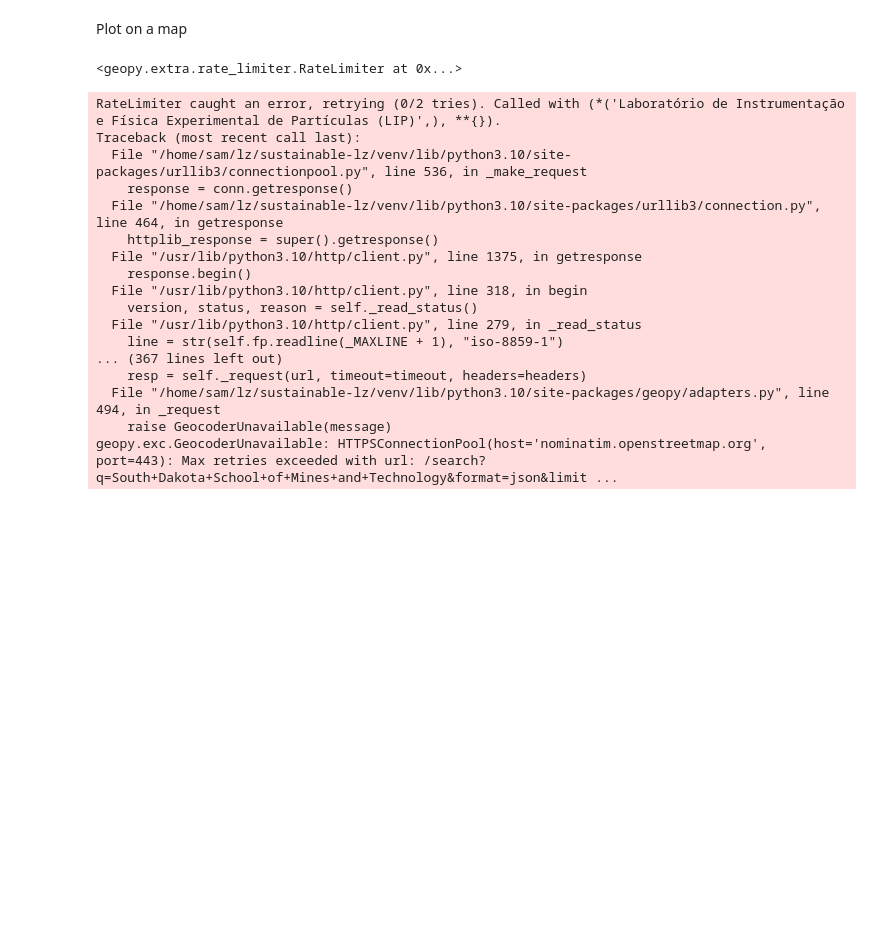
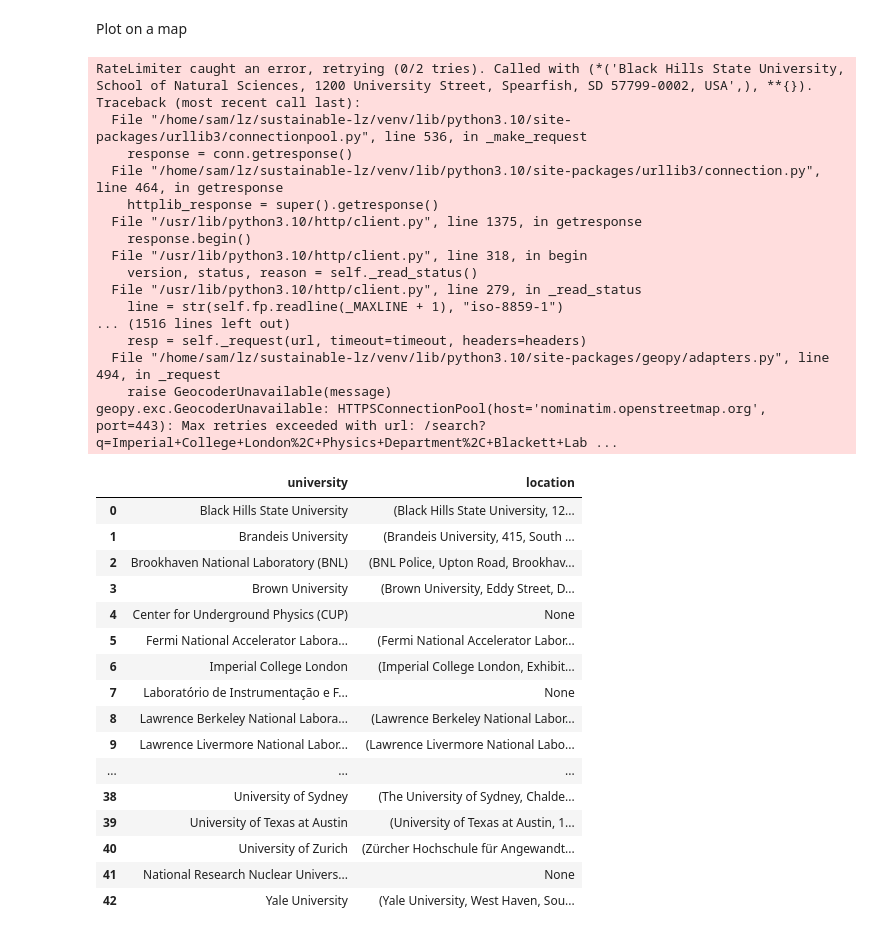
Before and after one commit to seriksen/sustainable-lz, a Jupyter notebook: notebooks/collaborations_whereabouts.ipynb, the cells around one changed output. Drawn from its saved outputs; the diff is of its cells as text; code cells hidden in the pictures; blank space fills up the shorter version.

Commit message:
fix: add geocode location information

```diff
--- a/notebooks/collaborations_whereabouts.ipynb
+++ b/notebooks/collaborations_whereabouts.ipynb
@@ -46,8 +46,10 @@ sheet_url = f"https://docs.google.com/spreadsheets/d/{spreadsheet_id}/export?for
 df = pd.read_csv(sheet_url)
 
 institutions = df[["SECONDARY PAGE", "Unnamed: 7"]]
-institutions.columns = ["Name", "FullName"]
+institutions.columns = ["University", "Address"]
 institutions = institutions.iloc[4:]
+institutions = institutions.dropna(subset=['Address'])
+institutions['Universities_FullName'] = institutions['University'] + ', ' + institutions['Address']
 # %% [markdown]
 Plot on a map
 # %%
@@ -62,14 +73,10 @@ universities_df = pd.DataFrame(universities, columns=['university'])
 geolocator = Nominatim(user_agent="university_geocoder")
 # To avoid hitting the service rate limits
 geocode = RateLimiter(geolocator.geocode, min_delay_seconds=1)
-# %%
-geocode
-# %% [output]
-<geopy.extra.rate_limiter.RateLimiter at 0x...>
 # %%
-universities_df['location'] = universities_df['university'].apply(geocode)
+institutions['location'] = institutions['Universities_FullName'].apply(geocode)
 # %% [output]
-RateLimiter caught an error, retrying (0/2 tries). Called with (*('Laboratório de Instrumentação e Física Experimental de Partículas (LIP)',), **{}).
+RateLimiter caught an error, retrying (0/2 tries). Called with (*('Black Hills State University, School of Natural Sciences, 1200 University Street, Spearfish, SD 57799-0002, USA',), **{}).
 Traceback (most recent call last):
   File "/home/sam/lz/sustainable-lz/venv/lib/python3.10/site-packages/urllib3/connectionpool.py", line 536, in _make_request
     response = conn.getresponse()
@@ -81,8 +88,28 @@ Traceback (most recent call last):
     version, status, reason = self._read_status()
   File "/usr/lib/python3.10/http/client.py", line 279, in _read_status
     line = str(self.fp.readline(_MAXLINE + 1), "iso-8859-1")
-... (367 lines left out)
+... (1516 lines left out)
     resp = self._request(url, timeout=timeout, headers=headers)
   File "/home/sam/lz/sustainable-lz/venv/lib/python3.10/site-packages/geopy/adapters.py", line 494, in _request
     raise GeocoderUnavailable(message)
-geopy.exc.GeocoderUnavailable: HTTPSConnectionPool(host='nominatim.openstreetmap.org', port=443): Max retries exceeded with url: /search?q=South+Dakota+School+of+Mines+and+Technology&format=json&limit ...
+geopy.exc.GeocoderUnavailable: HTTPSConnectionPool(host='nominatim.openstreetmap.org', port=443): Max retries exceeded with url: /search?q=Imperial+College+London%2C+Physics+Department%2C+Blackett+Lab ...
+# %%
+institutions
+# %% [output]
+|  | university | location |
+| 0 | Black Hills State University | (Black Hills State University, 12... |
+| 1 | Brandeis University | (Brandeis University, 415, South ... |
+| 2 | Brookhaven National Laboratory (BNL) | (BNL Police, Upton Road, Brookhav... |
+| 3 | Brown University | (Brown University, Eddy Street, D... |
+| 4 | Center for Underground Physics (CUP) | None |
+| 5 | Fermi National Accelerator Labora... | (Fermi National Accelerator Labor... |
+| 6 | Imperial College London | (Imperial College London, Exhibit... |
+| 7 | Laboratório de Instrumentação e F... | None |
+| 8 | Lawrence Berkeley National Labora... | (Lawrence Berkeley National Labor... |
+| 9 | Lawrence Livermore National Labor... | (Lawrence Livermore National Labo... |
+| ... | ... | ... |
+| 38 | University of Sydney | (The University of Sydney, Chalde... |
+| 39 | University of Texas at Austin | (University of Texas at Austin, 1... |
+| 40 | University of Zurich | (Zürcher Hochschule für Angewandt... |
+| 41 | National Research Nuclear Univers... | None |
+| 42 | Yale University | (Yale University, West Haven, Sou... |
```
Also changed, not shown: parts of 2 cells of this notebook.
